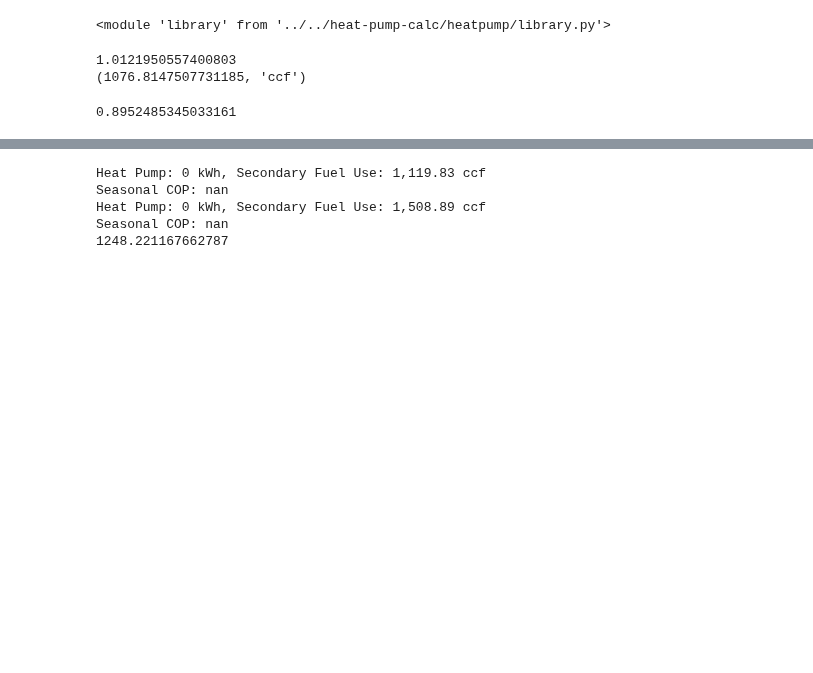
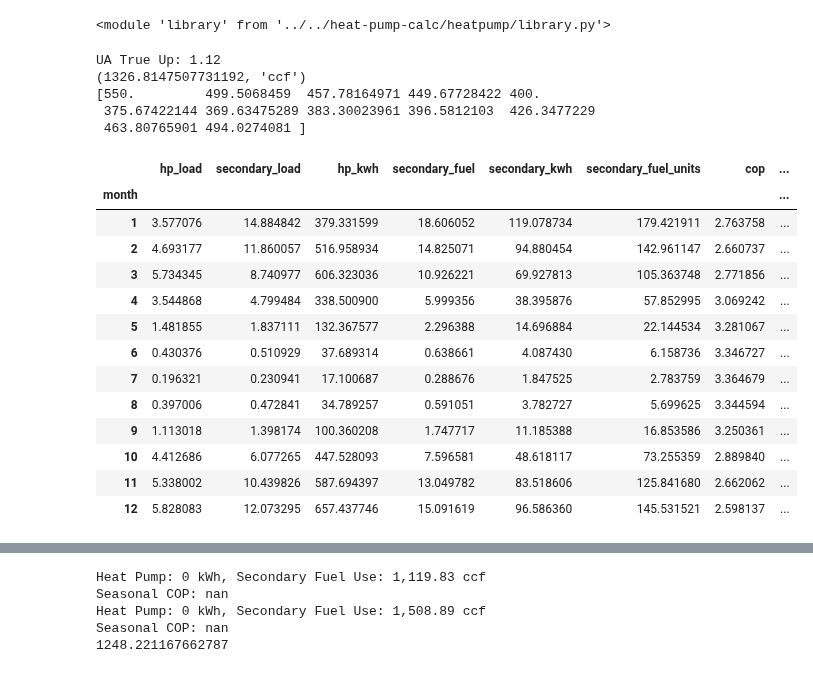
Before and after one commit to alanmitchell/heat-pump-study, a Jupyter notebook: general/calc_model_dev.ipynb, the cells around one changed output, grey strips where cells are left out. Saved outputs shown, nothing was run; the diff lists cells and outputs as text; code cells hidden in the pictures; blank space fills up the shorter version.

Commit message:
Progress on main model.

```diff
--- a/general/calc_model_dev.ipynb
+++ b/general/calc_model_dev.ipynb
@@ -299,6 +440,12 @@ class HP_model:
         for arg in args[1:]:
             setattr(self, arg, values[arg])
 
+        # Look up the objects associated with the IDs
+        self.city = lib.city_from_id(city_id)
+        self.utility = lib.util_from_id(utility_id)
+        self.exist_fuel = lib.fuel_from_id(exist_heat_fuel_id)
+        self.hp_model = lib.heat_pump_from_id(hp_model_id)
+
         # Dummy results brought in below
         self.__df_monthly = pd.read_excel(join(data_dir, 'sample_monthly.xlsx'), index_col='month', sheet_name='with_pce')
         self.__df_monthly_no_pce = pd.read_excel(join(data_dir, 'sample_monthly.xlsx'), index_col='month', sheet_name='without_pce')
@@ -324,8 +471,8 @@ class HP_model:
         # shortcut for self
         s = self
 
-        # get the fuel object for the existing heating fuel
-        fuel = lib.fuel_from_id(s.exist_heat_fuel_id)
+        # shortcut to existing heating fuel
+        fuel = s.exist_fuel
 
         # Create the home energy simulation object
         sim = HomeEnergyModel(
@@ -380,15 +527,31 @@ class HP_model:
         else:
             ua_true_up = 1.0
 
-        print(ua_true_up)
+        print(f'UA True Up: {ua_true_up:.2f}')
         # Set the UA true up value into the model
         sim.ua_true_up = ua_true_up
 
-        # Run the base case with no heat pump
+        # Run the base case with no heat pump and record energy results
         sim.no_heat_pump_use = True
         sim.calculate()
         print(sim.secondary_fuel_use())
-        df_mo_base = sim.monthly_results()
+        s.df_mo_en_base = sim.monthly_results()
+
+        # Run the model with the heat pump and record energy results
+        sim.no_heat_pump_use = False
+        sim.calculate()
+        s.df_mo_en_hp = sim.monthly_results()
+
+        # The User supplied a January and a May kWh usage value that should
+        # be used for the base case (no heat pump) total electricity use.
+        # But, need to come up with a kWh value for every month.  Do that by
+        # adjusting the kWh pattern available for this city.
+        #
+        # Determine the multiplier to adjust to the pattern to the actual.
+        pat_use = np.array(s.city.avg_elec_usage)
+        mult = (s.elec_use_jan - s.elec_use_may) / (pat_use[0] - pat_use[4])
+        pat_use = mult * pat_use
+        pat_use += s.elec_use_jan - pat_use[0]
 
     def monthly_results(self, ignore_pce=False):
         """Returns a Pandas DataFrame of monthly results.
@@ -454,7 +617,7 @@ inputs = dict(
     co2_lbs_per_kwh=1.1,
     exist_heat_fuel_id=2,
     exist_unit_fuel_cost=0.9,
-    exist_fuel_use=1350,
+    exist_fuel_use=1600,
     exist_heat_effic=.8,
     exist_kwh_per_mmbtu=8,
     exist_is_point_source=False,
@@ -462,14 +625,14 @@ inputs = dict(
     dhw_occupant_count=3,
     includes_dryer=True,
     elec_use_jan=550,
-    elec_use_may=499,
+    elec_use_may=400,
     hp_model_id=575,
     low_temp_cutoff=5,
-    garage_stall_count=1,
+    garage_stall_count=2,
     garage_heated_by_hp=False,
-    bldg_floor_area=2100,
+    bldg_floor_area=3600,
     indoor_heat_setpoint=70,
-    insul_level=2,
+    insul_level=3,
     pct_exposed_to_hp=0.46,
     doors_open_to_adjacent=False,
     low_temp_acceptance=2,
@@ -478,9 +641,25 @@ inputs = dict(
 mc = HP_model(**inputs)
 mc.run()
 # %% [output]
-1.0121950557400803
-(1076.8147507731185, 'ccf')
+UA True Up: 1.12
+(1326.8147507731192, 'ccf')
+[550.         499.5068459  457.78164971 449.67728422 400.
+ 375.67422144 369.63475289 383.30023961 396.5812103  426.3477229
+ 463.80765901 494.0274081 ]
-# %%
-mc.sim.ua_true_up
-# %% [output]
-0.8952485345033161
+# %%
+mc.df_mo_en_hp
+# %% [output]
+|  | hp_load | secondary_load | hp_kwh | secondary_fuel | secondary_kwh | secondary_fuel_units | cop | ... |
+| month |  |  |  |  |  |  |  | ... |
+| 1 | 3.577076 | 14.884842 | 379.331599 | 18.606052 | 119.078734 | 179.421911 | 2.763758 | ... |
+| 2 | 4.693177 | 11.860057 | 516.958934 | 14.825071 | 94.880454 | 142.961147 | 2.660737 | ... |
+| 3 | 5.734345 | 8.740977 | 606.323036 | 10.926221 | 69.927813 | 105.363748 | 2.771856 | ... |
+| 4 | 3.544868 | 4.799484 | 338.500900 | 5.999356 | 38.395876 | 57.852995 | 3.069242 | ... |
+| 5 | 1.481855 | 1.837111 | 132.367577 | 2.296388 | 14.696884 | 22.144534 | 3.281067 | ... |
+| 6 | 0.430376 | 0.510929 | 37.689314 | 0.638661 | 4.087430 | 6.158736 | 3.346727 | ... |
+| 7 | 0.196321 | 0.230941 | 17.100687 | 0.288676 | 1.847525 | 2.783759 | 3.364679 | ... |
+| 8 | 0.397006 | 0.472841 | 34.789257 | 0.591051 | 3.782727 | 5.699625 | 3.344594 | ... |
+| 9 | 1.113018 | 1.398174 | 100.360208 | 1.747717 | 11.185388 | 16.853586 | 3.250361 | ... |
+| 10 | 4.412686 | 6.077265 | 447.528093 | 7.596581 | 48.618117 | 73.255359 | 2.889840 | ... |
+| 11 | 5.338002 | 10.439826 | 587.694397 | 13.049782 | 83.518606 | 125.841680 | 2.662062 | ... |
+| 12 | 5.828083 | 12.073295 | 657.437746 | 15.091619 | 96.586360 | 145.531521 | 2.598137 | ... |
```
Also changed, not shown: parts of 3 cells of this notebook, 1 other file.
